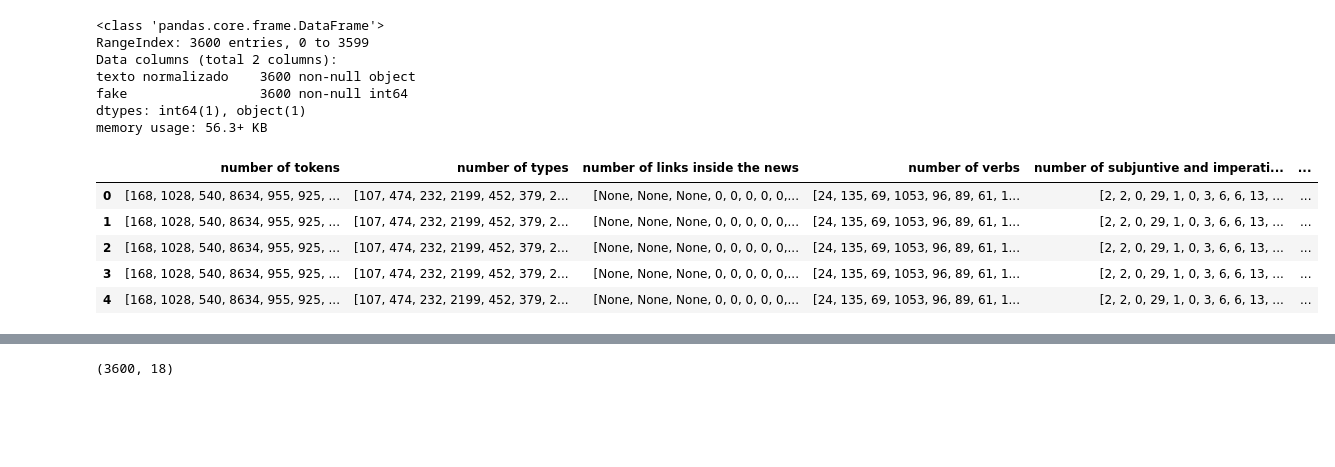
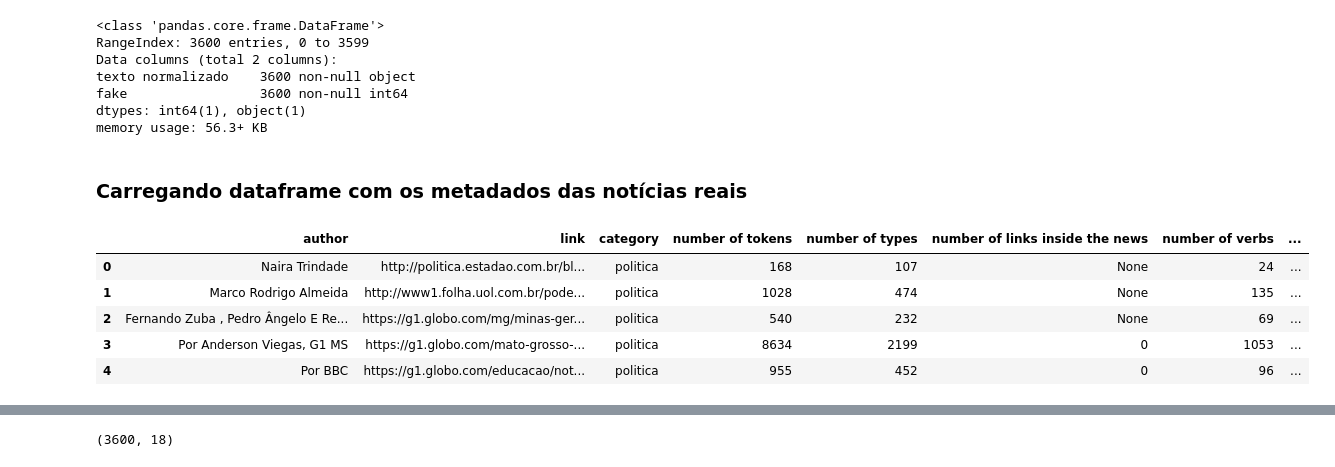
Before and after one commit to joaopaulopbjp/FakeNewsDetection, a Jupyter notebook: Fake News Prepara Arquivo Dados.ipynb, the cells around one changed output, grey strips where cells are left out. Drawn from its saved outputs; the diff is of its cells as text; code cells hidden in the pictures; blank space fills up the shorter version.

```diff
--- a/Fake News Prepara Arquivo Dados.ipynb
+++ b/Fake News Prepara Arquivo Dados.ipynb
@@ -10,9 +14,7 @@ for nome_arquivo in lista_arquivos_true:
     with open(nome_arquivo , 'r', encoding='utf-8') as f:
         lines = f.readlines()
         for line in lines:
-            text.append(line)
+            text.append(line.strip())
 
     lista_textos.append([''.join(text)])
 df_true = pd.DataFrame(lista_textos,columns=["texto normalizado"])
-df_true["fake"] = 0
-df_true.head()
@@ -41,11 +51,9 @@ for nome_arquivo in lista_arquivos_fake:
     with open(nome_arquivo , 'r', encoding='utf-8') as f:
         lines = f.readlines()
         for line in lines:
-            text.append(line)
+            text.append(line.strip())
 
     lista_textos_fake.append([''.join(text)])
 
 
 df_fake = pd.DataFrame(lista_textos_fake,columns=["texto normalizado"])
-df_fake["fake"] = 1
-df_fake.head()
@@ -66,6 +80,8 @@ texto normalizado    3600 non-null object
 fake                 3600 non-null int64
 dtypes: int64(1), object(1)
 memory usage: 56.3+ KB
+# %% [markdown]
+### Carregando dataframe com os metadados das notícias reais
 # %%
 lista_arquivos_meta = glob.glob('Fake.br-Corpus-master/Fake.br-Corpus-master/full_texts/true-meta-information/*.txt')
 lista_textos_meta = []
@@ -86,56 +102,59 @@ lista_n_mod_v = []
 lista_pron = []
 lista_p_w_spe_err = []
 lista_emot = []
 lista_div = []
 for nome_arquivo in lista_arquivos_meta:
 
     with open(nome_arquivo , 'r', encoding='utf-8') as f:
         lines = f.readlines()
-        lista_author.append(str.strip(lines[0]))
-        lista_link.append(str.strip(lines[1]))
-        lista_category.append(str.strip(lines[2]))
+        lista_author.append(lines[0].strip())
+        lista_link.append(lines[1].strip())
+        lista_category.append(lines[2].strip())
         lista_tokens.append(int(str.strip(lines[4])))
         lista_n_types.append(str.strip(lines[6]))
-        lista_n_of_l_i_n.append(str.strip(lines[7]))
+        lista_n_of_l_i_n.append(lines[7].strip())
         lista_verbs.append(str.strip(lines[9]))
         lista_n_sub_imp_v.append(str.strip(lines[10]))
         lista_nouns.append(str.strip(lines[11]))
         lista_adj.append(str.strip(lines[12]))
         lista_adv.append(str.strip(lines[13]))
         lista_n_mod_v.append(str.strip(lines[14]))
         lista_pron.append(str.strip(lines[17]))
         lista_p_w_spe_err.append(str.strip(lines[22]))
         lista_emot.append(str.strip(lines[23]))
         lista_div.append(str.strip(lines[24]))
 
-    lista_textos_meta.append({"author":lista_author,"link":lista_link,"category":lista_category,
-                                   "number of tokens":lista_tokens,"number of types":lista_n_types,
-                                  "number of links inside the news":lista_n_of_l_i_n,"number of verbs":lista_verbs,
-                                  "number of subjuntive and imperative verbs":lista_n_sub_imp_v,"number of nouns":lista_nouns,
-                                   "number of adjectives":lista_adj,"number of adverbs":lista_adv,
-                                  "number of modal verbs (mainly auxiliary verbs)":lista_n_mod_v,"number of pronouns":lista_pron,
-                                  "percentage of news with speeling errors":lista_p_w_spe_err,"emotiveness":lista_emot,
-                                   "diversity":lista_div})
-    lista_int_meta.append({"number of tokens":lista_tokens,"number of types":lista_n_types,
+lista_textos_meta = {"author":lista_author,"link":lista_link,"category":lista_category}
+lista_int_meta = {"number of tokens":lista_tokens,"number of types":lista_n_types,
                                   "number of links inside the news":lista_n_of_l_i_n,"number of verbs":lista_verbs,
                                   "number of subjuntive and imperative verbs":lista_n_sub_imp_v,"number of nouns":lista_nouns,
                                    "number of adjectives":lista_adj,"number of adverbs":lista_adv,
                                   "number of modal verbs (mainly auxiliary verbs)":lista_n_mod_v,"number of pronouns":lista_pron
-                             })
+                             }
+lista_float_meta = {"percentage of news with speeling errors":lista_p_w_spe_err,"emotiveness":lista_emot,
+                                   "diversity":lista_div
+                 }
 
-df_meta = pd.DataFrame(lista_int_meta,columns=["number of tokens","number of types",
+df_meta_text = pd.DataFrame(lista_textos_meta,columns=["author","link","category"])
+
+df_meta_int = pd.DataFrame(lista_int_meta,columns=["number of tokens","number of types",
 "number of links inside the news","number of verbs","number of subjuntive and imperative verbs","number of nouns","number of adjectives","number of adverbs",
-"number of modal verbs (mainly auxiliary verbs)","number of pronouns"])
-#df_meta = df_meta.astype('int64')
+"number of modal verbs (mainly auxiliary verbs)","number of pronouns"],dtype=int)
+
+df_meta_float = pd.DataFrame(lista_float_meta,columns=["percentage of news with speeling errors","emotiveness","diversity"],dtype=float)
+
+df_meta = df_meta_text.join(df_meta_int)
+
+df_meta = df_meta.join(df_meta_float)
 
 df_meta.head()
 # %% [output]
-|  | number of tokens | number of types | number of links inside the news | number of verbs | number of subjuntive and imperati... | ... |
-| 0 | [168, 1028, 540, 8634, 955, 925, ... | [107, 474, 232, 2199, 452, 379, 2... | [None, None, None, 0, 0, 0, 0, 0,... | [24, 135, 69, 1053, 96, 89, 61, 1... | [2, 2, 0, 29, 1, 0, 3, 6, 6, 13, ... | ... |
-| 1 | [168, 1028, 540, 8634, 955, 925, ... | [107, 474, 232, 2199, 452, 379, 2... | [None, None, None, 0, 0, 0, 0, 0,... | [24, 135, 69, 1053, 96, 89, 61, 1... | [2, 2, 0, 29, 1, 0, 3, 6, 6, 13, ... | ... |
-| 2 | [168, 1028, 540, 8634, 955, 925, ... | [107, 474, 232, 2199, 452, 379, 2... | [None, None, None, 0, 0, 0, 0, 0,... | [24, 135, 69, 1053, 96, 89, 61, 1... | [2, 2, 0, 29, 1, 0, 3, 6, 6, 13, ... | ... |
-| 3 | [168, 1028, 540, 8634, 955, 925, ... | [107, 474, 232, 2199, 452, 379, 2... | [None, None, None, 0, 0, 0, 0, 0,... | [24, 135, 69, 1053, 96, 89, 61, 1... | [2, 2, 0, 29, 1, 0, 3, 6, 6, 13, ... | ... |
-| 4 | [168, 1028, 540, 8634, 955, 925, ... | [107, 474, 232, 2199, 452, 379, 2... | [None, None, None, 0, 0, 0, 0, 0,... | [24, 135, 69, 1053, 96, 89, 61, 1... | [2, 2, 0, 29, 1, 0, 3, 6, 6, 13, ... | ... |
+|  | author | link | category | number of tokens | number of types | number of links inside the news | number of verbs | ... |
+| 0 | Naira Trindade | http://politica.estadao.com.br/bl... | politica | 168 | 107 | None | 24 | ... |
+| 1 | Marco Rodrigo Almeida | http://www1.folha.uol.com.br/pode... | politica | 1028 | 474 | None | 135 | ... |
+| 2 | Fernando Zuba , Pedro Ângelo E Re... | https://g1.globo.com/mg/minas-ger... | politica | 540 | 232 | None | 69 | ... |
+| 3 | Por Anderson Viegas, G1 MS | https://g1.globo.com/mato-grosso-... | politica | 8634 | 2199 | 0 | 1053 | ... |
+| 4 | Por BBC | https://g1.globo.com/educacao/not... | politica | 955 | 452 | 0 | 96 | ... |
 # %%
 df_meta.info()
 # %% [output]
```
Also changed, not shown: parts of 33 cells of this notebook.
